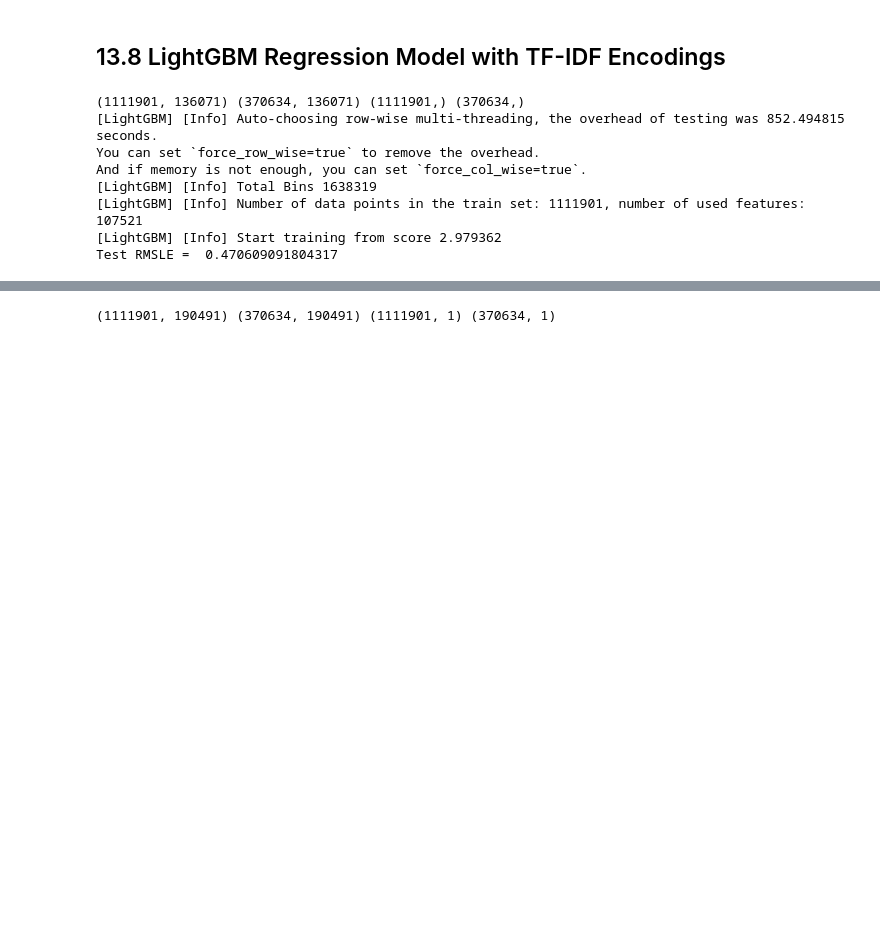
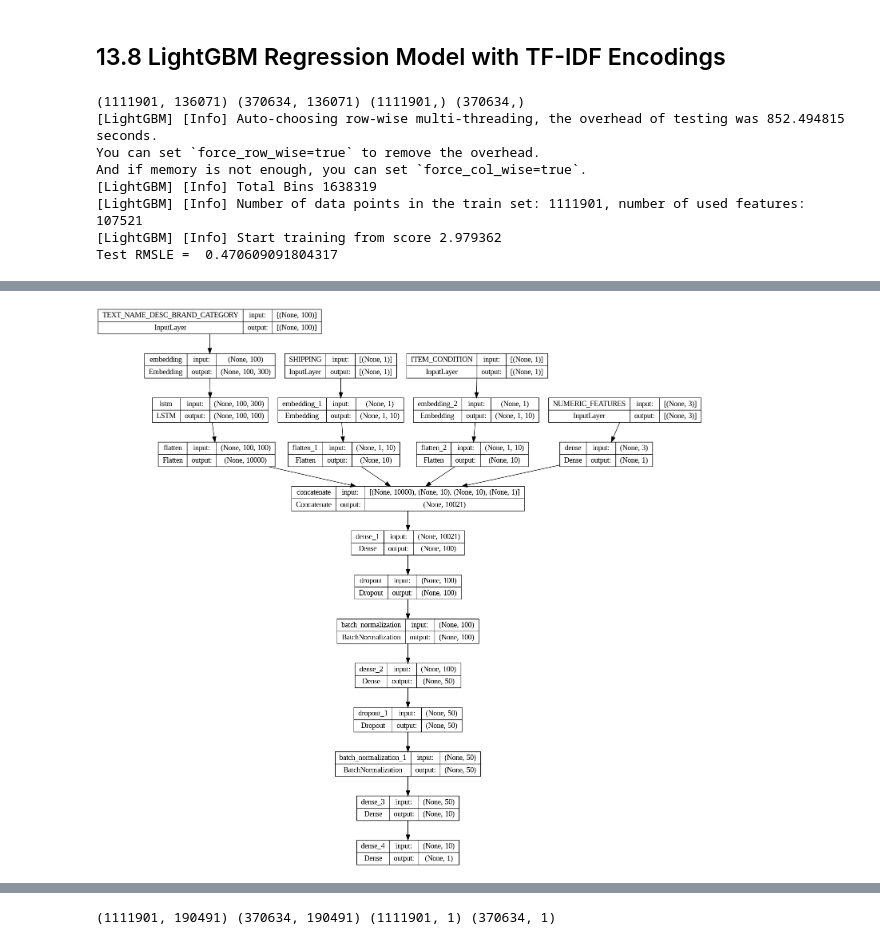
Before and after one commit to haizznaam/Ecommerce-Second-hand-Product-Price-Predictions, a Jupyter notebook: 3. Modelling/5_final_ensemble_models(colab).ipynb, the cells around one changed output, grey strips where cells are left out. Saved outputs shown, nothing was run; the diff lists cells and outputs as text; code cells hidden in the pictures; blank space fills up the shorter version.

Commit message:
Final Ensemble Prediction Models of Ridge and MLP 0.40

```diff
--- a/3. Modelling/5_final_ensemble_models(colab).ipynb
+++ b/3. Modelling/5_final_ensemble_models(colab).ipynb
@@ -648,0 +684,21 @@ Test RMSLE =  0.470609091804317
+# %%
+# Generating Data Encodings for Shipping,Item Condition for LSTM Model
+
+train_ship,test_ship,ship_size = lstm_category_encoder(df_train_model['shipping'].astype('category'),
+                                                  df_test_model['shipping'].astype('category'))
+train_ici,test_ici,ici_size = lstm_category_encoder(df_train_model['item_condition_id'].astype('category'),
+                                                  df_test_model['item_condition_id'].astype('category'))
+# %%
+# Generating Concatenated Text Feature
+
+df_train_model['text'] = text_concatenate(df_train_model)
+df_test_model['text'] = text_concatenate(df_test_model)
+train_text,test_text, tokenizer = text_tokenize(text_preprocess(df_train_model['text']),text_preprocess(df_test_model['text']))
+# %%
+# Selecting padding Length
+TEXT_LENGTH = 100
+train_text_pad,test_text_pad = text_padding(train_text,test_text,TEXT_LENGTH)
+# %%
+# Generating Embedding Matrix for LSTM Layers
+embedding_text = generate_embedding_matrix(tokenizer)
+print(embedding_text.shape)
@@ -648,0 +743,6 @@ Test RMSLE =  0.470609091804317
+# %%
+lstm1 = build_lstm_model_1(TEXT_LENGTH,tokenizer,embedding_text,ship_size,ici_size,3)
+plot_model(lstm1, to_file= 'lstm1.png', show_shapes=True, show_layer_names=True)
+Image(filename='lstm1.png')
+# %% [output]
+[figure, added]
```
Also changed, not shown: parts of 15 cells of this notebook.
